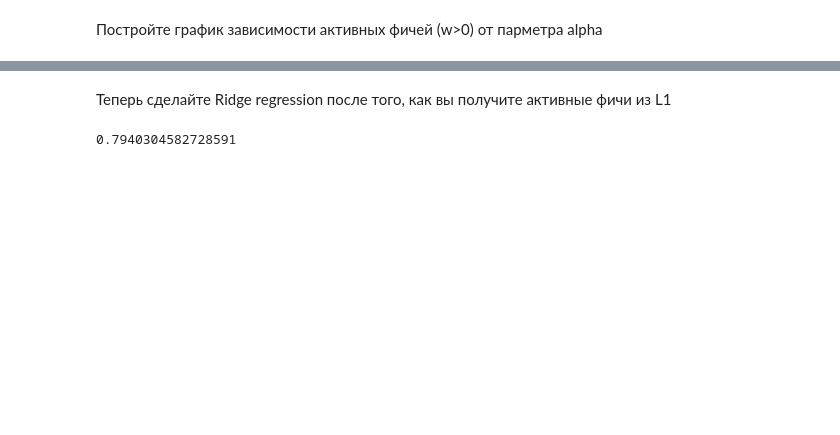
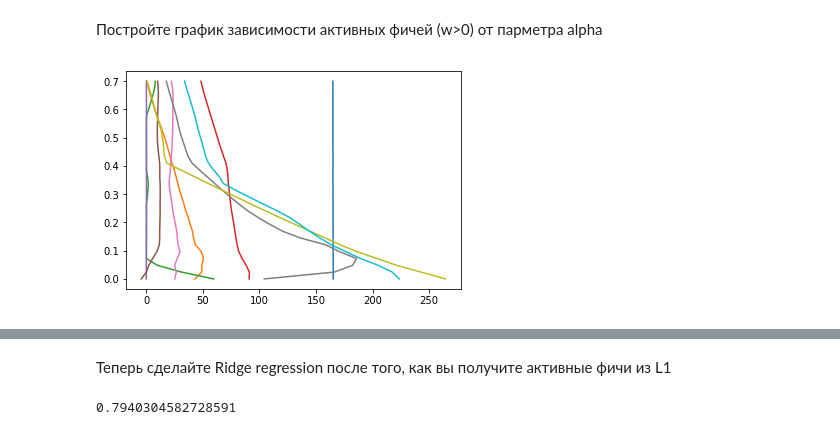
Before and after one commit to AlexanderOrloff/Data-science, a Jupyter notebook: Orlov_Alexandr_sem1.ipynb, the cells around one changed output, grey strips where cells are left out. Saved outputs shown, nothing was run; the diff lists cells and outputs as text; code cells hidden in the pictures; blank space fills up the shorter version.

```diff
--- a/Orlov_Alexandr_sem1.ipynb
+++ b/Orlov_Alexandr_sem1.ipynb
@@ -430,21 +435,21 @@ array([-0.00000000e+00, -3.01605334e+00, -0.00000000e+00, -0.00000000e+00,
 # %%
 from tqdm import tqdm
 allpoints = []
-Y = []
-for newalpha in tqdm(np.linspace(0.0001, 0.7, 30)):
-    arr = []
-    Y.append(newalpha)
-    lass.set_params(alpha = newalpha)
-    lass.fit(X_train,y_train)
-    for w in lass.coef_:
-            if w != 0:
-                arr.append(w)
-    allpoints.append(arr)
-X = []
-for ws in allpoints:
-    X.append(len(ws))
+
+for i in active:
+    Y = []
+    X= []
+    for newalpha in tqdm(np.linspace(0.0001, 0.7, 30)):
+        Y.append(newalpha)
+        lass.set_params(alpha = newalpha)
+        lass.fit(X_train,y_train)
+        X.append (list(lass.coef_)[i])
+    plt.plot(X, Y)
+
 
 # дальше посчитать, сколько их было в каждом случае и построить график
+# %% [output]
+[figure, added]
 # %%
 plt.plot(X, Y)
 # %% [output]
```
Also changed, not shown: parts of 20 cells of this notebook.
